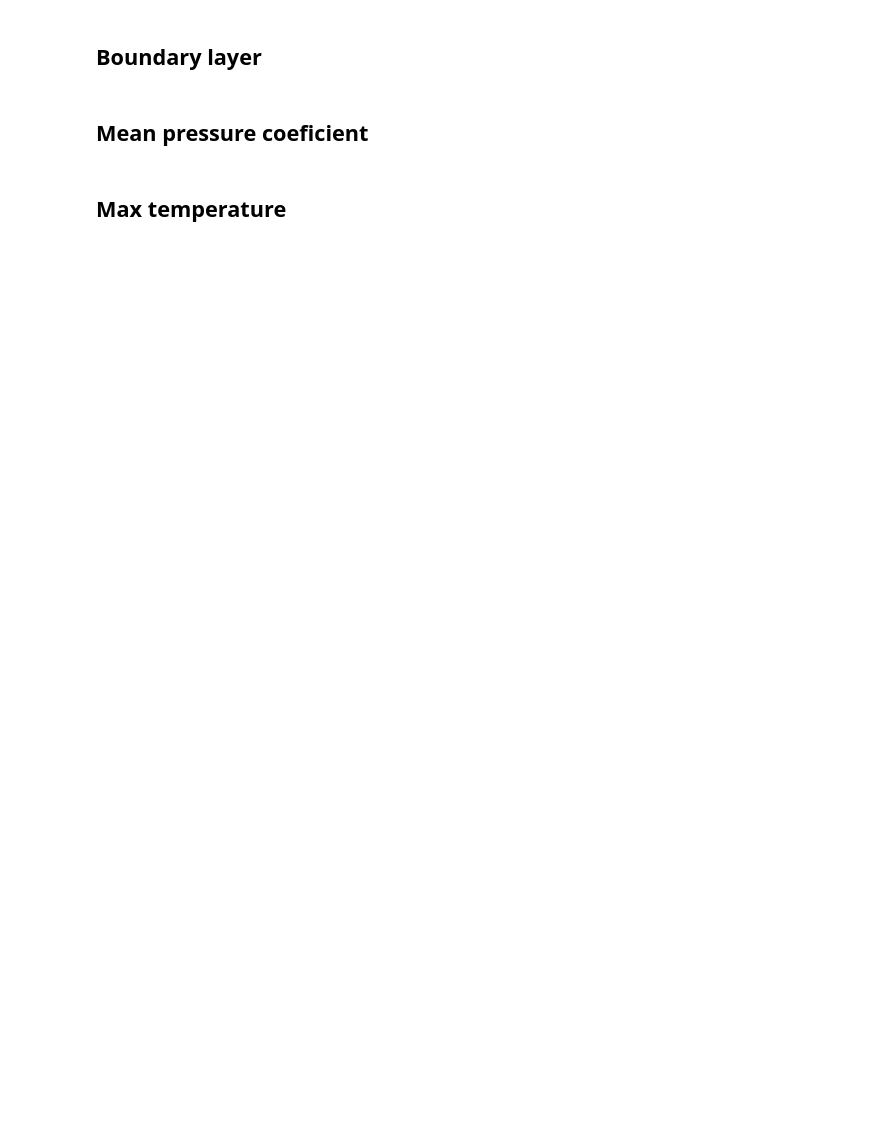
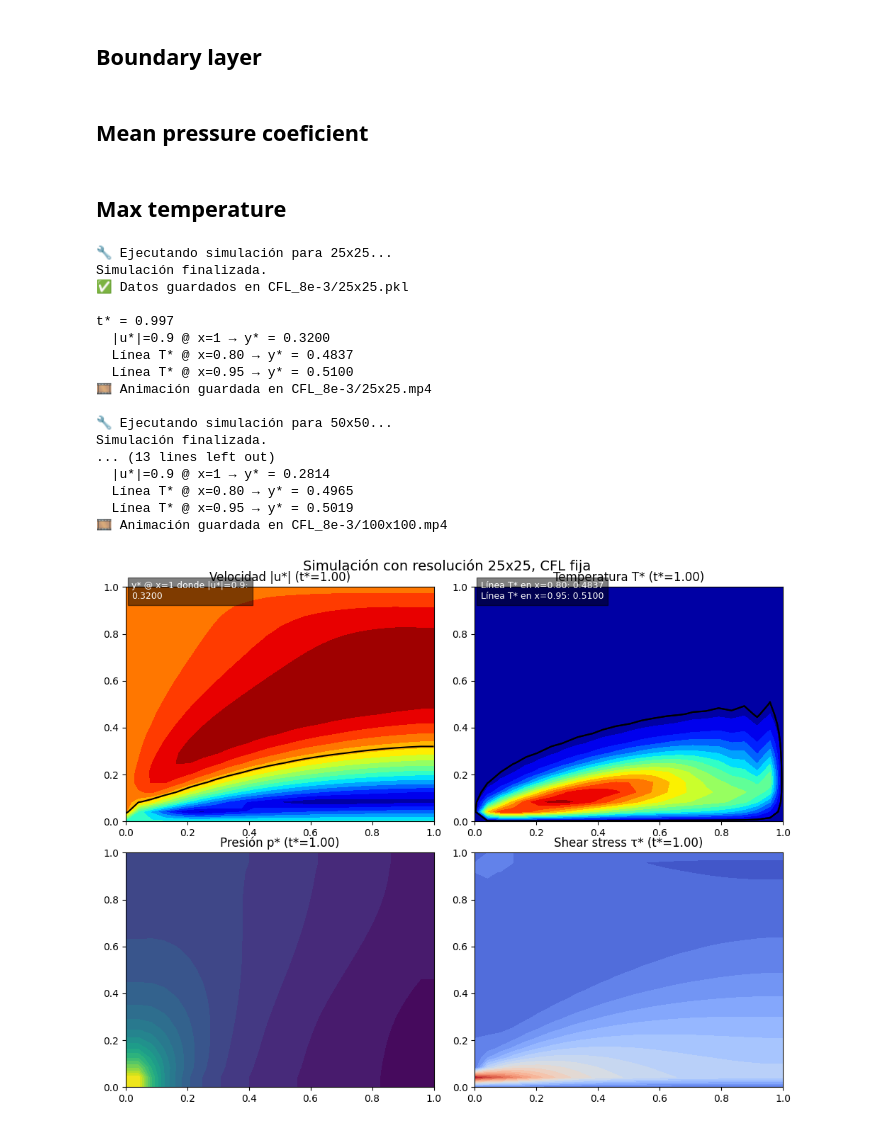
Before and after one commit to angelgvillatoro/bullville_M1, a Jupyter notebook: phd/tiempo_resol.ipynb, the cells around one changed output. Saved outputs shown, nothing was run; the diff lists cells and outputs as text; code cells hidden in the pictures; blank space fills up the shorter version.

```diff
--- a/phd/tiempo_resol.ipynb
+++ b/phd/tiempo_resol.ipynb
@@ -21,7 +20,7 @@ def run_simulation(nx=50, ny=50):
     dy_star = Ly_star / (ny - 1)
 
 
-    CFL_target = 0.0446
+    CFL_target = 0.008
     u_max = 1.0  # velocidad máxima esperada
     dt_star = CFL_target * dx_star / u_max
     nt = int(1.0 / dt_star)  # número de pasos para llegar a t*=1.0
@@ -217,6 +216,7 @@ def animar_resultados_linea(sim_data, vel_level=0.9, temp_level=0.01):
 
         return ax1.collections + ax2.collections + ax3.collections + ax4.collections + [text1, text2, linea_temp_plot]
 
+    # Primer fotograma
     speed = np.sqrt(u_hist[0]**2 + v_hist[0]**2)
     ax1.contourf(X_star, Y_star, speed, levels=20, cmap='jet')
     ax1.contour(X_star, Y_star, speed, levels=[vel_level], colors='k', linewidths=1.5)
@@ -236,5 +236,4 @@ def animar_resultados_linea(sim_data, vel_level=0.9, temp_level=0.01):
     plt.tight_layout()
 
     anim = FuncAnimation(fig, update, frames=len(u_hist), interval=100, blit=False)
-    plt.close()
-    return HTML(anim.to_jshtml())
+    return anim, fig
@@ -259,3 +256,50 @@ def calcular_coeficiente_presion_medio(p):
 # %%
 def calcular_temperatura_maxima(T):
     return np.max(T)
+# %%
+# Lista de resoluciones a simular
+resoluciones = [(25, 25), (50, 50), (100, 100)]
+output_folder = "CFL_8e-3"
+
+# Crear carpeta si no existe
+if not os.path.exists(output_folder):
+    os.makedirs(output_folder)
+
+for nx, ny in resoluciones:
+    print(f"\n🔧 Ejecutando simulación para {nx}x{ny}...")
+
+    # Ejecutar simulación
+    sim = run_simulation(nx, ny)
+
+    # Guardar datos .pkl
+    nombre_base = f"{nx}x{ny}"
+    archivo_pkl = os.path.join(output_folder, f"{nombre_base}.pkl")
+    with open(archivo_pkl, 'wb') as f:
+        pickle.dump(sim, f)
+    print(f"✅ Datos guardados en {archivo_pkl}")
+
+    # Crear animación
+    anim, fig = animar_resultados_linea(sim)
+    archivo_mp4 = os.path.join(output_folder, f"{nombre_base}.mp4")
+    writer = FFMpegWriter(fps=10, metadata={'title': f"Simulación {nombre_base}"})
+    anim.save(archivo_mp4, writer=writer)
+    print(f"🎞️ Animación guardada en {archivo_mp4}")
+# %% [output]
+🔧 Ejecutando simulación para 25x25...
+Simulación finalizada.
+✅ Datos guardados en CFL_8e-3/25x25.pkl
+
+t* = 0.997
+  |u*|=0.9 @ x=1 → y* = 0.3200
+  Línea T* @ x=0.80 → y* = 0.4837
+  Línea T* @ x=0.95 → y* = 0.5100
+🎞️ Animación guardada en CFL_8e-3/25x25.mp4
+
+🔧 Ejecutando simulación para 50x50...
+Simulación finalizada.
+... (13 lines left out)
+  |u*|=0.9 @ x=1 → y* = 0.2814
+  Línea T* @ x=0.80 → y* = 0.4965
+  Línea T* @ x=0.95 → y* = 0.5019
+🎞️ Animación guardada en CFL_8e-3/100x100.mp4
+[figure, added]
```
Also changed, not shown: parts of 3 cells of this notebook, 8 other files.
